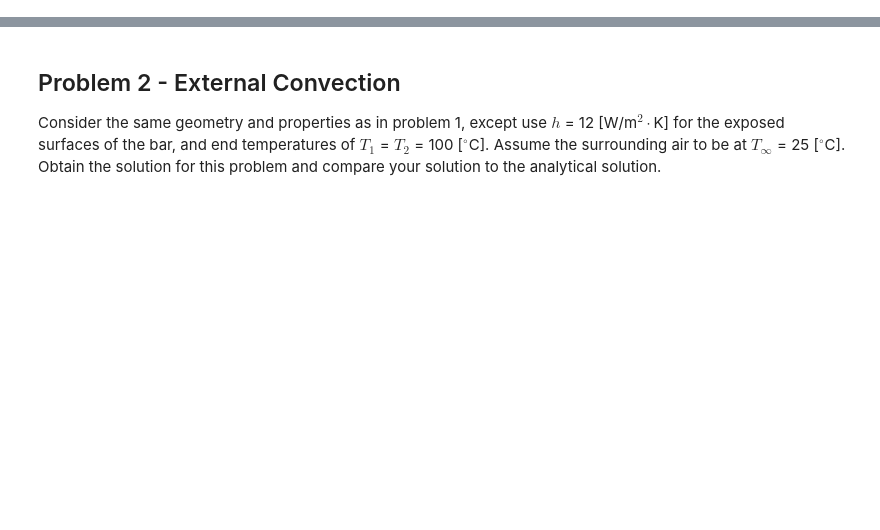
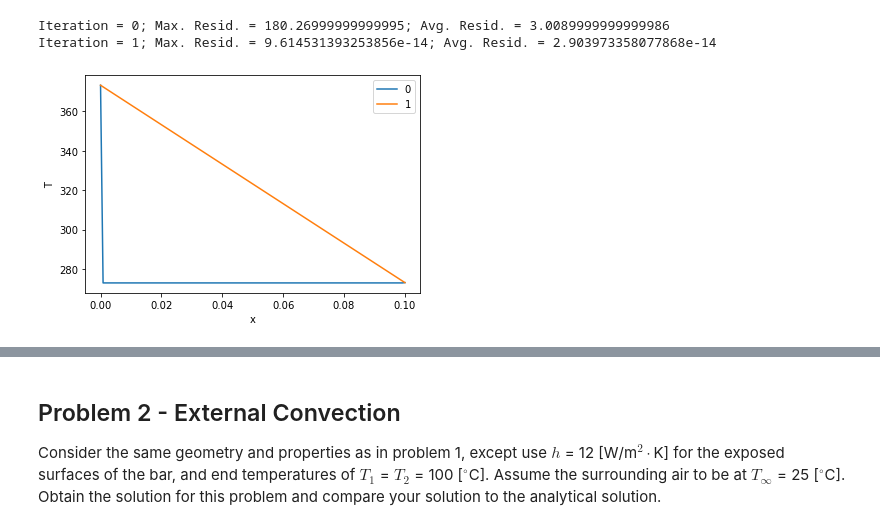
Before and after one commit to vflores4/Assignment1_VF, a Jupyter notebook: Assignment1_VF_New.ipynb, the cells around one changed output, grey strips where cells are left out. Saved outputs shown, nothing was run; the diff lists cells and outputs as text; code cells hidden in the pictures; blank space fills up the shorter version.

```diff
--- a/Assignment1_VF_New.ipynb
+++ b/Assignment1_VF_New.ipynb
@@ -381,4 +475,6 @@ Iteration = 1; Max. Resid. = 3.197442310920451e-14; Avg. Resid. = 1.295260195396
 # %%
+#Problem 1 for a number of control volumes of 60
+
 import numpy as np
 from numpy.linalg import norm
 
@@ -386,7 +482,7 @@ from numpy.linalg import norm
 lx = 0.1
 ly = 0.005
 lz = 0.005
-ncv = 30
+ncv = 60
 grid = Grid(lx, ly, lz, ncv)
 
 # Set the maximum number of iterations and convergence criterion
@@ -442,17 +538,25 @@ for i in range(maxIter):
 
     # Store the solution
     T_solns.append(np.copy(T))
+# %% [output]
+Iteration = 0; Max. Resid. = 180.26999999999995; Avg. Resid. = 3.0089999999999986
+Iteration = 1; Max. Resid. = 9.614531393253856e-14; Avg. Resid. = 2.903973358077868e-14
 # %%
 %matplotlib inline
 import matplotlib.pyplot as plt
 
 i = 0
 for T in T_solns:
 
     plt.plot(grid.xP, T, label=str(i))
     i += 1
 
 plt.xlabel("x")
 plt.ylabel("T")
 plt.legend()
 plt.show()
+
+T_solns_3 = T_solns.copy()
+grid3_xP=grid.xP
+# %% [output]
+[figure, added]
```
Also changed, not shown: parts of 26 cells of this notebook.
